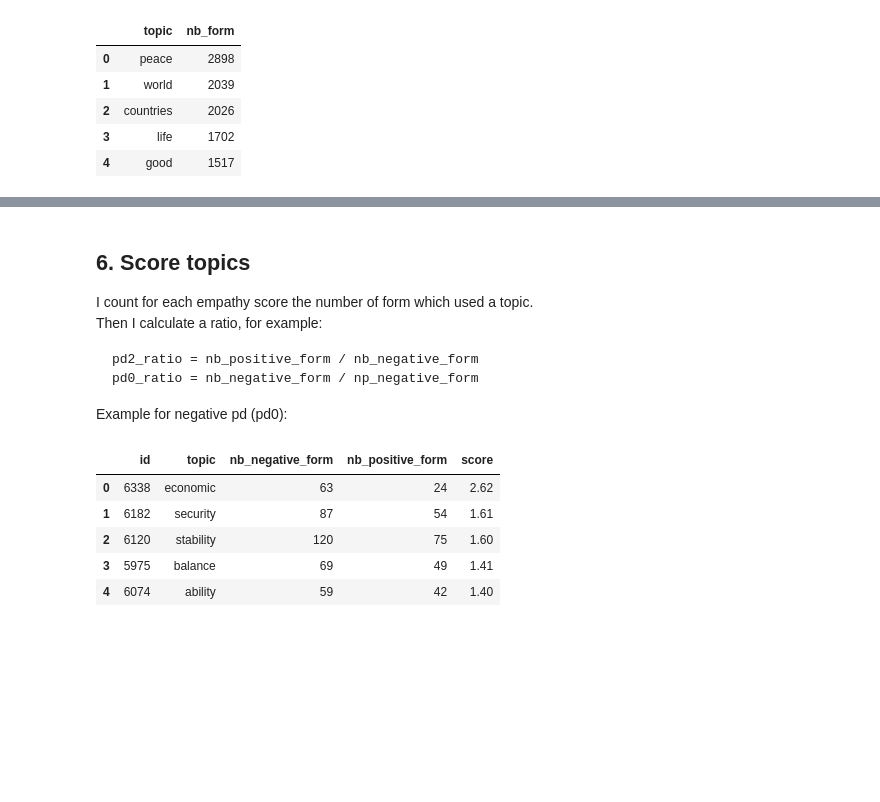
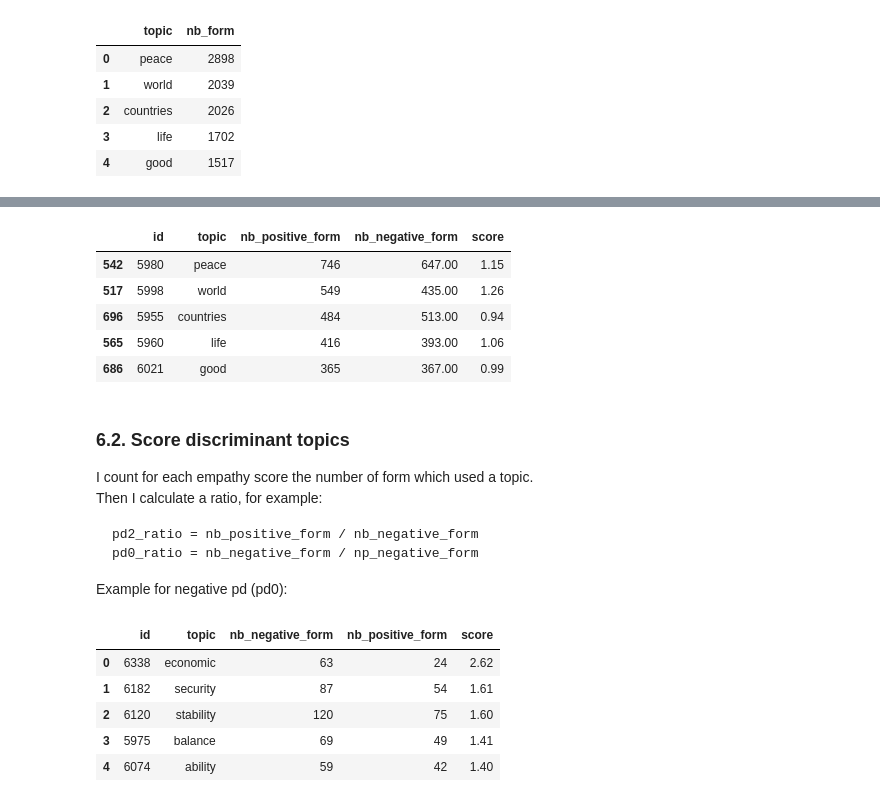
Before and after one commit to cyrilvincent/youth_talk, a Jupyter notebook: youth_talk_1/notice.ipynb, the cells around one changed output, grey strips where cells are left out. Saved outputs shown, nothing was run; the diff lists cells and outputs as text; code cells hidden in the pictures; blank space fills up the shorter version.

Commit message:
discriminant topics vs most cited topics

````diff
--- a/youth_talk_1/notice.ipynb
+++ b/youth_talk_1/notice.ipynb
@@ -170,5 +184,19 @@ df.head(5)
+# %%
+empathy_category="pd"
+import pandas as pd
+pd.options.display.float_format = '{:.2f}'.format
+df = service.get_scores("textrank", 12, empathy_category, positive=True, denominator_thresold=0, numerator_thresold=0, debug=False)
+df = df.sort_values(by=["nb_positive_form"], ascending=False)
+df.head(5)
+# %% [output]
+|  | id | topic | nb_positive_form | nb_negative_form | score |
+| 542 | 5980 | peace | 746 | 647.00 | 1.15 |
+| 517 | 5998 | world | 549 | 435.00 | 1.26 |
+| 696 | 5955 | countries | 484 | 513.00 | 0.94 |
+| 565 | 5960 | life | 416 | 393.00 | 1.06 |
+| 686 | 6021 | good | 365 | 367.00 | 0.99 |
 # %% [markdown]
-## 6. Score topics
+### 6.2. Score discriminant topics
 I count for each empathy score the number of form which used a topic.
 Then I calculate a ratio, for example:
 ```
````
Also changed, not shown: parts of 15 cells of this notebook, 13 other files.
